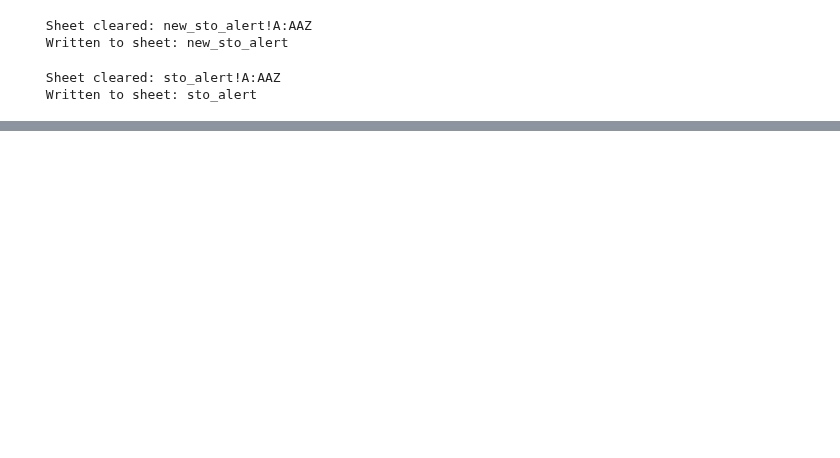
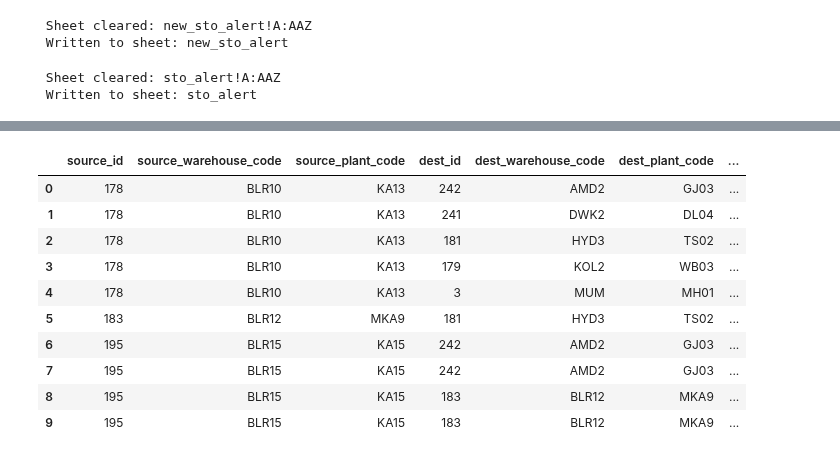
Before and after one commit to ShuvenduPritamWakefit/sto-alert-automation, a Jupyter notebook: daily_sto_alert_fetch.ipynb, the cells around one changed output, grey strips where cells are left out. Drawn from its saved outputs; the diff is of its cells as text; code cells hidden in the pictures; blank space fills up the shorter version.

```diff
--- a/daily_sto_alert_fetch.ipynb
+++ b/daily_sto_alert_fetch.ipynb
@@ -320,0 +488,72 @@ write_sheet(sheet_key, tab_name, df_sto_filtered)
+# %%
+# tt_tf_final : source x destination x scm_master_category -> modal transit_time / transit_frequency
+#
+#   transit_time / transit_frequency  = the MODE, i.e. an actual observed value (0, 1, 2, 3 ...).
+#                                       Multi-modal -> take the LARGEST of the tied values.
+#   *_agreement_pct                   = diagnostic only: % of skus in the group that carried
+#                                       that modal value. 93.0 means 93% agreed, 7% differed.
+#                                       This is NOT the transit time.
+
+GRP = ['source_id', 'source_warehouse_code', 'source_plant_code',
+       'dest_id', 'dest_warehouse_code', 'dest_plant_code', 'scm_master_category']
+
+_tt = tt_tf.copy()
+for c in ['transit_time', 'transit_frequency']:
+    _tt[c] = pd.to_numeric(_tt[c], errors='coerce')
+
+def _mode(s):
+    """Most frequent value. Tied on frequency -> largest, so planning never under-states."""
+    m = s.dropna().mode()
+    return np.nan if m.empty else m.max()
+
+def _n_modes(s):
+    return len(s.dropna().mode())
+
+def _agreement_pct(s):
+    s = s.dropna()
+    return np.nan if s.empty else round(s.value_counts(normalize=True).iloc[0] * 100, 1)
+
+tt_tf_final = (_tt.groupby(GRP, dropna=False)
+               .agg(transit_time=('transit_time', _mode),
+                    transit_frequency=('transit_frequency', _mode),
+                    sku_count=('sku_code', 'nunique'),
+                    tt_distinct=('transit_time', 'nunique'),
+                    tf_distinct=('transit_frequency', 'nunique'),
+                    tt_agreement_pct=('transit_time', _agreement_pct),
+                    tf_agreement_pct=('transit_frequency', _agreement_pct),
+                    tt_n_modes=('transit_time', _n_modes),
+                    tf_n_modes=('transit_frequency', _n_modes))
+               .reset_index())
+
+src = tt_tf_final['source_warehouse_code'].astype('string').str.strip()
+dst = tt_tf_final['dest_warehouse_code'].astype('string').str.strip()
+cat = tt_tf_final['scm_master_category'].astype('string').str.strip()
+tt_tf_final['lane'] = src + '-' + dst                 # HSR-MUM
+tt_tf_final['key'] = src + '-' + dst + '-' + cat      # HSR-MUM-mattress
+
+# reconciliation
+print('sku-level rows:', len(tt_tf), '-> tt_tf_final rows:', len(tt_tf_final))
+print('lanes:', tt_tf_final['lane'].nunique(), '| categories:', cat.nunique(dropna=True))
+print('duplicate source+dest+category:', int(tt_tf_final.duplicated(subset=['source_id', 'dest_id', 'scm_master_category']).sum()))
+print('sku with no scm_master_category (rows):', int(tt_tf['scm_master_category'].isna().sum()),
+      '| groups:', int(tt_tf_final['scm_master_category'].isna().sum()))
+print('unmapped source_warehouse_code:', int(tt_tf_final['source_warehouse_code'].isna().sum()),
+      '| unmapped dest_warehouse_code:', int(tt_tf_final['dest_warehouse_code'].isna().sum()))
+print('mixed tt within group:', int((tt_tf_final['tt_distinct'] > 1).sum()),
+      '| mixed tf within group:', int((tt_tf_final['tf_distinct'] > 1).sum()))
+print('multi-modal groups, largest taken -> tt:', int((tt_tf_final['tt_n_modes'] > 1).sum()),
+      '| tf:', int((tt_tf_final['tf_n_modes'] > 1).sum()))
+print('tt values seen:', sorted(tt_tf_final['transit_time'].dropna().unique()))
+print('tf values seen:', sorted(tt_tf_final['transit_frequency'].dropna().unique()))
+print('tt_agreement_pct min/median:', tt_tf_final['tt_agreement_pct'].min(), '/', tt_tf_final['tt_agreement_pct'].median(),
+      '| tf_agreement_pct min/median:', tt_tf_final['tf_agreement_pct'].min(), '/', tt_tf_final['tf_agreement_pct'].median())
+print('tt null:', int(tt_tf_final['transit_time'].isna().sum()),
+      '| tf null:', int(tt_tf_final['transit_frequency'].isna().sum()))
+
+tt_tf_final = (tt_tf_final
+               .drop(columns=['tt_n_modes', 'tf_n_modes'])
+               .sort_values(['source_warehouse_code', 'dest_warehouse_code', 'scm_master_category'])
+               .reset_index(drop=True))
+
+tt_tf_final.head(10)
+# %% [output]
@@ -320,0 +571,11 @@ write_sheet(sheet_key, tab_name, df_sto_filtered)
+|  | source_id | source_warehouse_code | source_plant_code | dest_id | dest_warehouse_code | dest_plant_code | ... |
+| 0 | 178 | BLR10 | KA13 | 242 | AMD2 | GJ03 | ... |
+| 1 | 178 | BLR10 | KA13 | 241 | DWK2 | DL04 | ... |
+| 2 | 178 | BLR10 | KA13 | 181 | HYD3 | TS02 | ... |
+| 3 | 178 | BLR10 | KA13 | 179 | KOL2 | WB03 | ... |
+| 4 | 178 | BLR10 | KA13 | 3 | MUM | MH01 | ... |
+| 5 | 183 | BLR12 | MKA9 | 181 | HYD3 | TS02 | ... |
+| 6 | 195 | BLR15 | KA15 | 242 | AMD2 | GJ03 | ... |
+| 7 | 195 | BLR15 | KA15 | 242 | AMD2 | GJ03 | ... |
+| 8 | 195 | BLR15 | KA15 | 183 | BLR12 | MKA9 | ... |
+| 9 | 195 | BLR15 | KA15 | 183 | BLR12 | MKA9 | ... |
```
Also changed, not shown: parts of 32 cells of this notebook.
